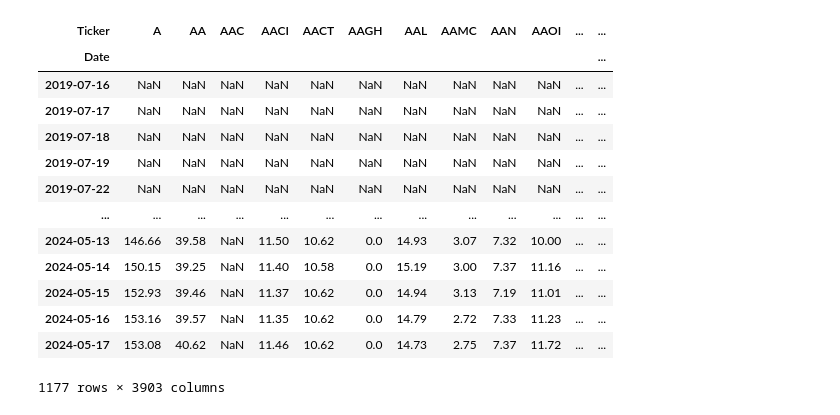
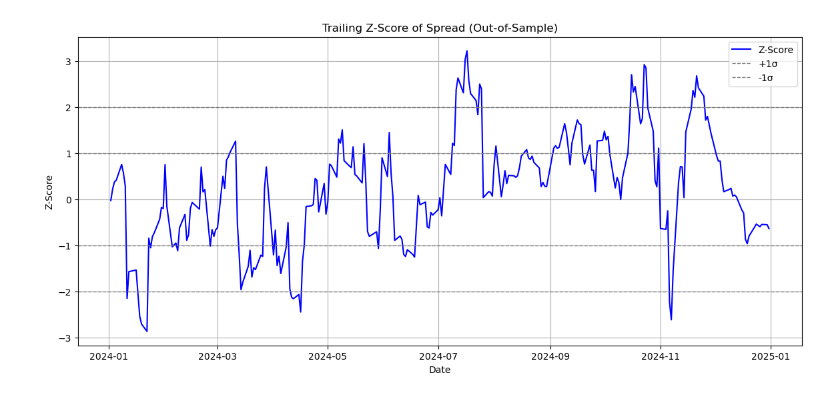
Before and after one commit to logandeboo/pairs_trading, a Jupyter notebook: scratchwork/pairs_trading.ipynb, the cells around one changed output. Cells and saved outputs as stored; diff of their text form; code cells hidden in the pictures.

Commit message:
first pass generating trade weights on spread z score

```diff
--- a/scratchwork/pairs_trading.ipynb
+++ b/scratchwork/pairs_trading.ipynb
@@ -9,23 +11,0 @@ import statsmodels.api as sm
-# %%
-prices_df = pd.read_pickle('/Users/LoganDeboo/Desktop/git_projects/portfolio_construction_research/testing.pkl')
-prices_df = prices_df[['Ticker', 'Date', 'publish_date_price']]
-prices_df = prices_df.pivot(index="Date", columns="Ticker", values="publish_date_price")
-prices_df = prices_df.sort_index()
-prices_df
-# %% [output]
-| Ticker | A | AA | AAC | AACI | AACT | AAGH | AAL | AAMC | AAN | AAOI | ... | ... |
-| Date |  |  |  |  |  |  |  |  |  |  |  | ... |
-| 2019-07-16 | NaN | NaN | NaN | NaN | NaN | NaN | NaN | NaN | NaN | NaN | ... | ... |
-| 2019-07-17 | NaN | NaN | NaN | NaN | NaN | NaN | NaN | NaN | NaN | NaN | ... | ... |
-| 2019-07-18 | NaN | NaN | NaN | NaN | NaN | NaN | NaN | NaN | NaN | NaN | ... | ... |
-| 2019-07-19 | NaN | NaN | NaN | NaN | NaN | NaN | NaN | NaN | NaN | NaN | ... | ... |
-| 2019-07-22 | NaN | NaN | NaN | NaN | NaN | NaN | NaN | NaN | NaN | NaN | ... | ... |
-| ... | ... | ... | ... | ... | ... | ... | ... | ... | ... | ... | ... | ... |
-| 2024-05-13 | 146.66 | 39.58 | NaN | 11.50 | 10.62 | 0.0 | 14.93 | 3.07 | 7.32 | 10.00 | ... | ... |
-| 2024-05-14 | 150.15 | 39.25 | NaN | 11.40 | 10.58 | 0.0 | 15.19 | 3.00 | 7.37 | 11.16 | ... | ... |
-| 2024-05-15 | 152.93 | 39.46 | NaN | 11.37 | 10.62 | 0.0 | 14.94 | 3.13 | 7.19 | 11.01 | ... | ... |
-| 2024-05-16 | 153.16 | 39.57 | NaN | 11.35 | 10.62 | 0.0 | 14.79 | 2.72 | 7.33 | 11.23 | ... | ... |
-| 2024-05-17 | 153.08 | 40.62 | NaN | 11.46 | 10.62 | 0.0 | 14.73 | 2.75 | 7.37 | 11.72 | ... | ... |
-1177 rows × 3903 columns
-# %%
-tickers = prices_df.columns.to_list()
@@ -55,0 +84,38 @@ for asset_one in tickers:
+# %%
+in_sample_start_date = datetime(2022,1,1)
+in_sample_end_date = datetime(2023,12,31)
+
+z_score_window_in_days = 50
+
+out_of_sample_start_date = in_sample_end_date + timedelta(days=1)
+out_of_sample_end_date = datetime(2025,1,1)
+
+df = pd.read_csv('../data/valid_sp500_pairs.csv', header=None, names=['Pairs'])
+df['Pairs'] = df['Pairs'].apply(ast.literal_eval)
+
+
+for ticker_pair in df['Pairs'].to_list()[:1]:
+
+    # Get prices once for entire evaluation period
+    pair_price_history_df = get_adj_close_history_df(ticker_pair, in_sample_start_date, out_of_sample_end_date)
+    # calculate gamma over period where cointegration has been validated
+    gamma = calculate_historical_gamma(pair_price_history_df, in_sample_start_date, in_sample_end_date)
+
+    # Lagging the out of sample start date is to ensure that there are z scores for the first day of the out of sample period
+    #TODO there is a bug here bc pair price history is in trading days but the timedelta calculates in calendar days.
+    # doubling the window fixed it for now but it is not precise.
+    spread_series = calculate_spread(
+        pair_price_history_df,
+        gamma,
+        out_of_sample_start_date - timedelta(days=z_score_window_in_days*2),
+        out_of_sample_end_date
+    )
+    out_of_sample_z_score_series = calculate_trailing_zscore(
+        spread_series,
+        z_score_window_in_days,
+        out_of_sample_start_date,
+        out_of_sample_end_date
+    )
+    plot_zscore_zeries(out_of_sample_z_score_series)
+# %% [output]
+[figure, added]
```
Also changed, not shown: parts of 7 cells of this notebook, 2 other files.
